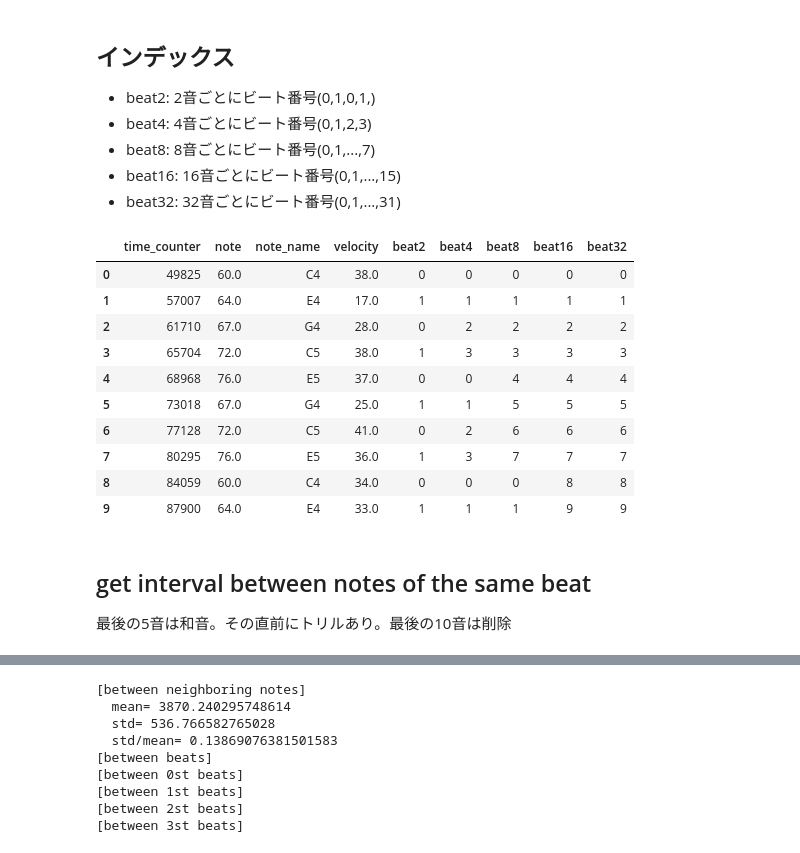
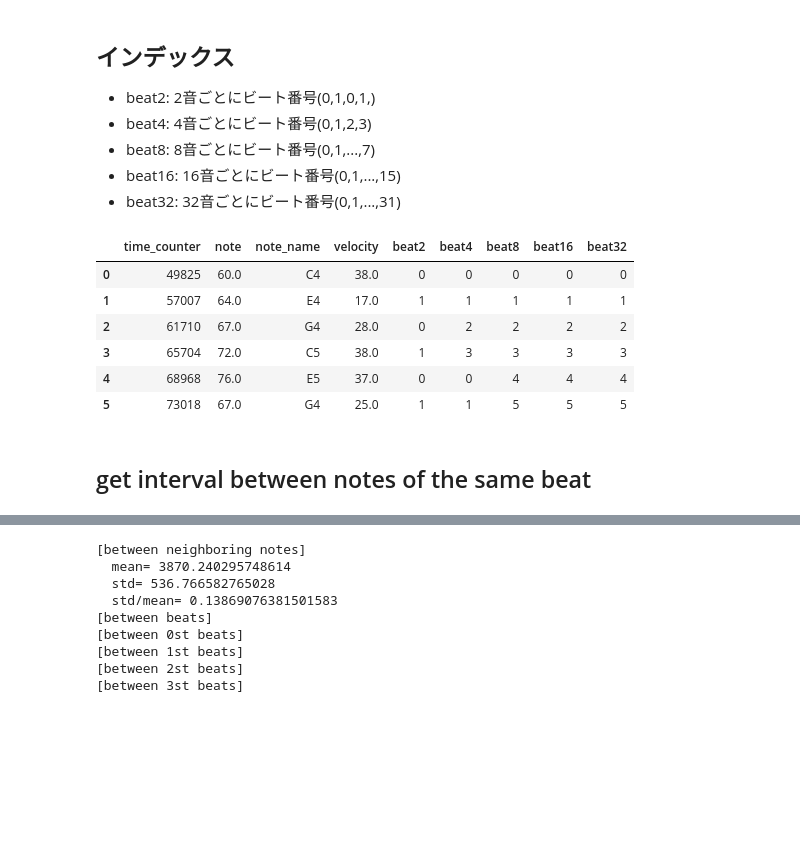
Before and after one commit to jnishii/midi-roll, a Jupyter notebook: midi_analysis.ipynb, the cells around one changed output, grey strips where cells are left out. Cells and saved outputs as stored; diff of their text form; code cells hidden in the pictures; blank space fills up the shorter version.

```diff
--- a/midi_analysis.ipynb
+++ b/midi_analysis.ipynb
@@ -47,8 +49,13 @@ df.loc[ (df["type"] == "note_on") & (df["velocity"] == 0), 'type'] = 'note_off'
 # extract note_on
 note_on=df[df['type']=='note_on'][['time_counter','note','note_name','velocity']]
 
-#最後の5音は和音。その直前にトリルあり。最後の10音は削除
-note_on=note_on[:-10]
+#最後の5音は和音。その直前にトリルあり。最後の9音は削除必要
+#また，最後の2小節はritなので，削除
+#最後の小節の音数:5
+#最後から2番目の小節の音数:18
+#最後から3番目の小節までは音数:16
+
+note_on=note_on[:-55]
 
 #note_on=note_on.reindex(index=range(len(note_on)))
 display(note_on[:5])
@@ -72,27 +79,21 @@ Name: type, dtype: object
 # %%
 note_on.index=range(len(note_on))
 
 for i in range(1,6):
     k=2**i
     note_on["beat"+str(k)]=note_on.index%k
 
-display(note_on[:10])
+display(note_on[:6])
 # %% [output]
 |  | time_counter | note | note_name | velocity | beat2 | beat4 | beat8 | beat16 | beat32 |
 | 0 | 49825 | 60.0 | C4 | 38.0 | 0 | 0 | 0 | 0 | 0 |
 | 1 | 57007 | 64.0 | E4 | 17.0 | 1 | 1 | 1 | 1 | 1 |
 | 2 | 61710 | 67.0 | G4 | 28.0 | 0 | 2 | 2 | 2 | 2 |
 | 3 | 65704 | 72.0 | C5 | 38.0 | 1 | 3 | 3 | 3 | 3 |
 | 4 | 68968 | 76.0 | E5 | 37.0 | 0 | 0 | 4 | 4 | 4 |
 | 5 | 73018 | 67.0 | G4 | 25.0 | 1 | 1 | 5 | 5 | 5 |
-| 6 | 77128 | 72.0 | C5 | 41.0 | 0 | 2 | 6 | 6 | 6 |
-| 7 | 80295 | 76.0 | E5 | 36.0 | 1 | 3 | 7 | 7 | 7 |
-| 8 | 84059 | 60.0 | C4 | 34.0 | 0 | 0 | 0 | 8 | 8 |
-| 9 | 87900 | 64.0 | E4 | 33.0 | 1 | 1 | 1 | 9 | 9 |
 # %% [markdown]
 ## get interval between notes of the same beat
-
-最後の5音は和音。その直前にトリルあり。最後の10音は削除
 # %%
 N=6
 intervals=[]
```
Also changed, not shown: parts of 8 cells of this notebook.
